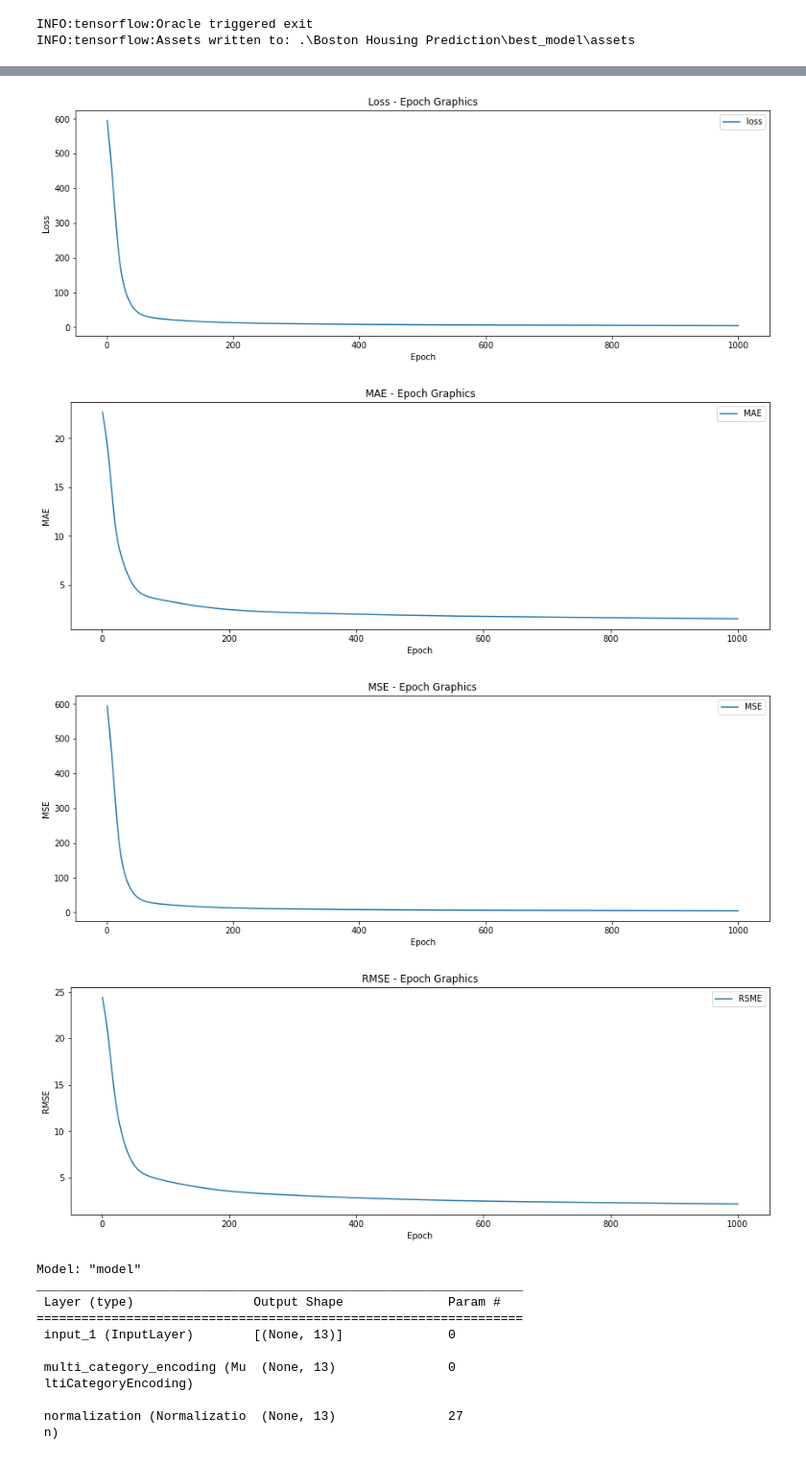
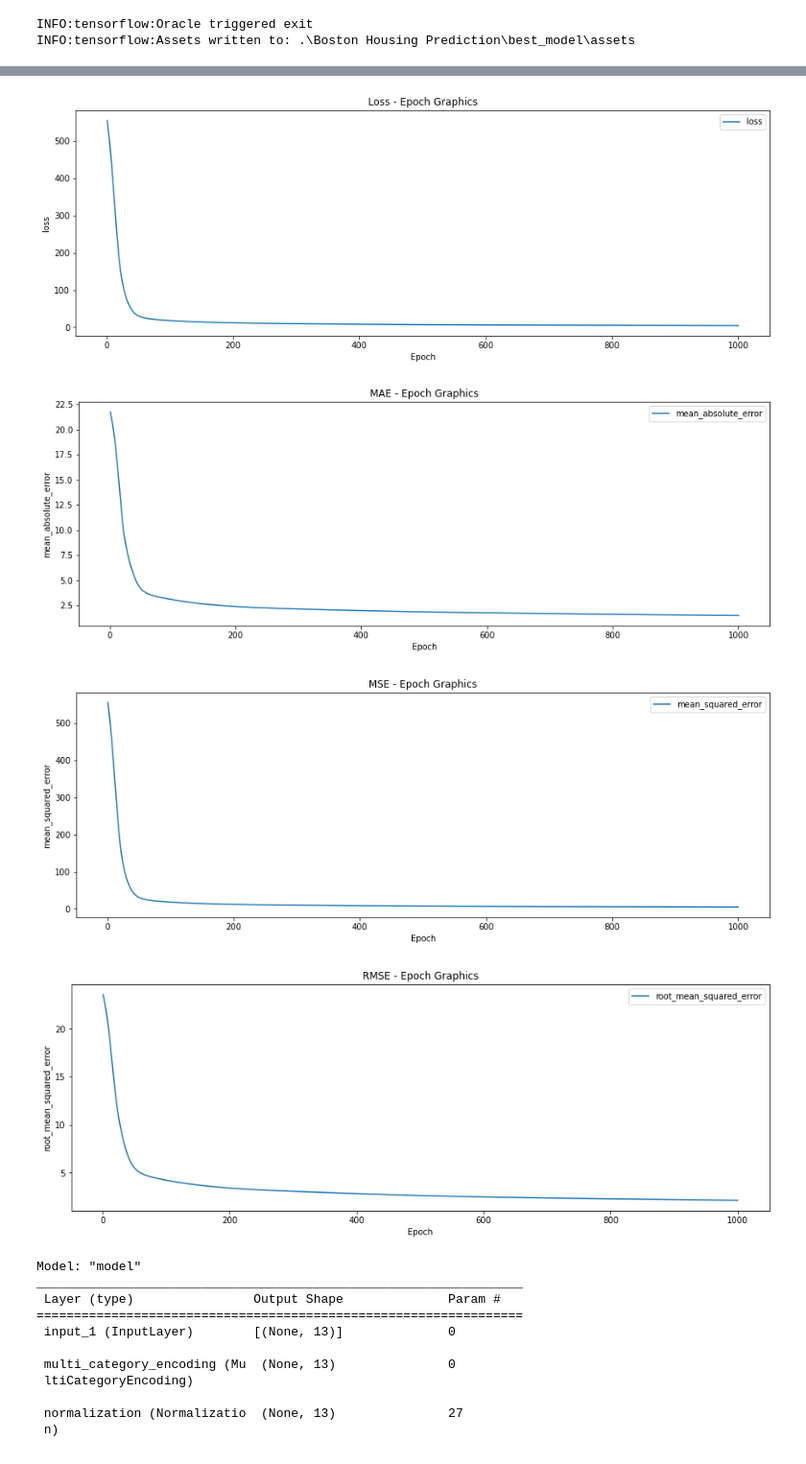
Before and after one commit to eiki-takeuchi/ml-project, a Jupyter notebook: Boston Housing Prediction.ipynb, the cells around one changed output, grey strips where cells are left out. Shown: that part at 96% size. Cells and saved outputs as stored; diff of their text form; code cells hidden in the pictures.

```diff
--- a/Boston Housing Prediction.ipynb
+++ b/Boston Housing Prediction.ipynb
@@ -43,9 +58,11 @@ training_dataset_x, test_dataset_x, training_dataset_y, test_dataset_y = train_t
 # %%
-mean = training_dataset_x.mean(axis=0)
-std = training_dataset_x.std(axis=0)
+# Standardization.
+training_dataset_x = preprocessing.scale(training_dataset_x)
+test_dataset_x = preprocessing.scale(test_dataset_x)
 
-training_dataset_x = (training_dataset_x - mean) / std
-test_dataset_x = (test_dataset_x - mean) / std
+# Normalize data.
+# normalized_training_dataset_x = preprocessing.normalize(training_dataset_x)
+# normalized_test_dataset_x = preprocessing.normalize(test_dataset_x)
 # %% [markdown]
 # Modeling
 # %%
@@ -101,16 +155,23 @@ The validation loss is the same metric with training loss, but it uses validatio
 import matplotlib.pyplot as plt
 
 # Graphic function.
-def graphing(hist_object, title, x_label, y_label, metric, legend):
+def graphing(hist_object, title, x_label, y_label, val_value=False):
     figure = plt.gcf()
     figure.set_size_inches((15, 5))
     plt.title(title)
     plt.xlabel(x_label)
     plt.ylabel(y_label)
-    plt.plot(range(1, len(hist_object.history[metric]) + 1), hist_object.history[metric])
-    plt.legend([legend])
+    plt.plot(range(1, len(hist_object.history[y_label]) + 1), hist_object.history[y_label])
+
+    if (val_value != False):
+        plt.plot(range(1, len(hist_object.history[val_value]) + 1), hist_object.history[val_value])
+
+    plt.legend([y_label])
     plt.show()
 
-graphing(hist, 'Loss- Epoch Graphics', 'Epoch', 'Loss', 'loss', 'loss')
-graphing(hist, 'MAE- Epoch Graphics', 'Epoch', 'mae', 'mae', 'mae')
+graphing(hist, 'Loss - Epoch Graphics', 'Epoch', 'loss', 'val_loss')
+graphing(hist, 'MAE - Epoch Graphics' , 'Epoch', 'mae' , 'val_mae')
+graphing(hist, 'MSE - Epoch Graphics' , 'Epoch', 'mse')
+graphing(hist, 'RMSE - Epoch Graphics' , 'Epoch', 'root_mean_squared_error', 'val_root_mean_squared_error')
+graphing(hist, 'R2 - Epoch Graphics' , 'Epoch', 'val_coeff_determination')
 # %% [output]
@@ -121,9 +185,7 @@ graphing(hist, 'MAE- Epoch Graphics', 'Epoch', 'mae', 'mae', 'mae')
 # %%
 import autokeras
 
-# Document: https://autokeras.com/structured_data_regressor/
-
-auto_ml_model = autokeras.StructuredDataRegressor(
+auto_keras_model = autokeras.StructuredDataRegressor(
     column_names=None,
     column_types=None,
     output_dim=None,
@@ -132,6 +194,7 @@ auto_ml_model = autokeras.StructuredDataRegressor(
         tf.keras.metrics.MeanAbsoluteError(),
         tf.keras.metrics.MeanSquaredError(),
         tf.keras.metrics.RootMeanSquaredError(),
+        # coeff_determination,
     ],  # Metrics to evaluate the model.
     project_name="Boston Housing Prediction",
     max_trials=10,             # Maximum number of different Keras Modesl to try.
@@ -147,11 +210,12 @@ INFO:tensorflow:Reloading Oracle from existing project .\Boston Housing Predicti
 INFO:tensorflow:Reloading Tuner from .\Boston Housing Prediction\tuner0.json
 # %%
 %%capture
-automl_hist = auto_ml_model.fit(
+%%time
+auto_keras_hist = auto_keras_model.fit(
     x=training_dataset_x,
     y=training_dataset_y,
     epochs=1000,
-    validation_split=0.2
+    validation_split=0.3
 )
 # %% [output]
 INFO:tensorflow:Oracle triggered exit
@@ -163,12 +250,12 @@ dict_keys(['loss', 'mean_absolute_error', 'mean_squared_error', 'root_mean_squar
 # %%
 # Showing graphs.
-graphing(automl_hist, 'Loss - Epoch Graphics', 'Epoch', 'Loss', 'loss'                   , 'loss')
-graphing(automl_hist, 'MAE - Epoch Graphics' , 'Epoch', 'MAE' , 'mean_absolute_error'    , 'MAE')
-graphing(automl_hist, 'MSE - Epoch Graphics' , 'Epoch', 'MSE' , 'mean_squared_error'     , 'MSE')
-graphing(automl_hist, 'RMSE - Epoch Graphics', 'Epoch', 'RMSE', 'root_mean_squared_error', 'RSME')
+graphing(auto_keras_hist, 'Loss - Epoch Graphics', 'Epoch', 'loss')
+graphing(auto_keras_hist, 'MAE - Epoch Graphics' , 'Epoch', 'mean_absolute_error')
+graphing(auto_keras_hist, 'MSE - Epoch Graphics' , 'Epoch', 'mean_squared_error')
+graphing(auto_keras_hist, 'RMSE - Epoch Graphics', 'Epoch', 'root_mean_squared_error')
 # %% [output]
-[figure, old version]
+[figure, new version]
-[figure, old version]
+[figure, new version]
-[figure, old version]
+[figure, new version]
-[figure, old version]
+[figure, new version]
 # %%
```
Also changed, not shown: parts of 23 cells of this notebook.
